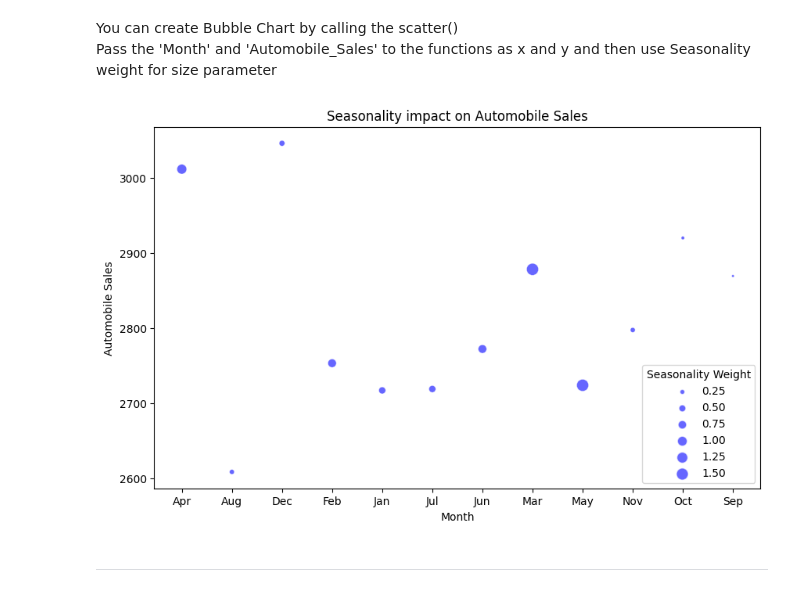
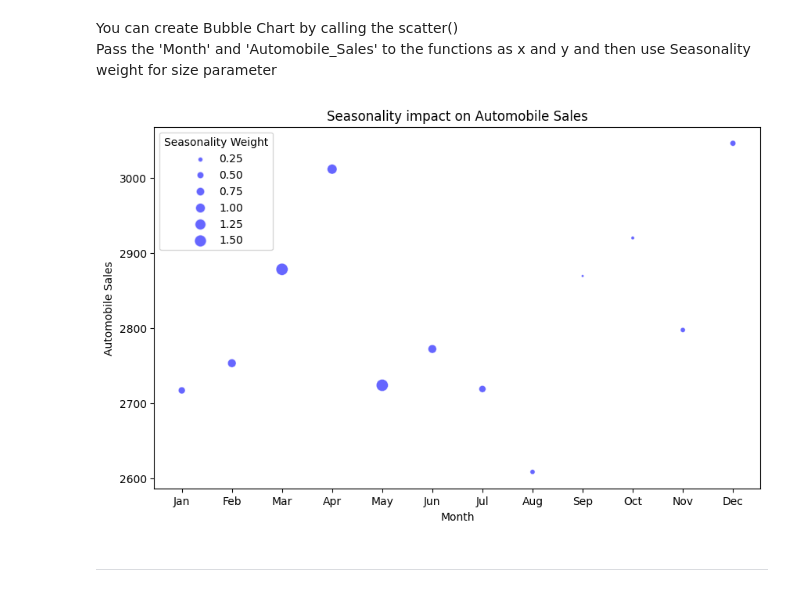
Before and after one commit to kuanyi0226/2024-fall-Introduction_to_data_science, a Jupyter notebook: hw2/hw2_automobile/hw2_automobile.ipynb, the cells around one changed output. Cells and saved outputs as stored; diff of their text form; code cells hidden in the pictures.

```diff
--- a/hw2/hw2_automobile/hw2_automobile.ipynb
+++ b/hw2/hw2_automobile/hw2_automobile.ipynb
@@ -371,37 +371,43 @@ Title this plot as 'Seasonality impact on Automobile Sales'
 # your code here
 # filter non-recession years
 non_recession_data = df[df['Recession'] == 0]
+
 
 # group by 'Month', average 'Automobile_Sales' and 'Seasonality_Weight'
 monthly_sales = non_recession_data.groupby('Month', as_index=False).agg(
     average_sales=('Automobile_Sales', 'mean'),
     seasonality_weight=('Seasonality_Weight', 'mean')
 )
+
+# ordered x-axis
+months = ['Jan', 'Feb', 'Mar', 'Apr', 'May', 'Jun', 'Jul', 'Aug', 'Sep', 'Oct', 'Nov', 'Dec']
+monthly_sales['Month'] = pd.Categorical(monthly_sales['Month'], categories=months, ordered=True)
+monthly_sales = monthly_sales.sort_values('Month')
 
 # scatter plot
 plt.figure(figsize=(10, 6))
 plt.scatter(
     monthly_sales['Month'],
     monthly_sales['average_sales'],
     s=monthly_sales['seasonality_weight'] * 80,
     alpha=0.6,
     color='blue',
     edgecolors='w',
     linewidth=0.5
 )
 
 plt.xlabel('Month')
-plt.ylabel('Automobile Sales')
+plt.ylabel('Automobile_Sales')
 plt.title('Seasonality impact on Automobile Sales')
 
 #legend
 for weight in [0.25, 0.50, 0.75, 1.00, 1.25, 1.50]:
     plt.scatter([], [], s=weight * 80, color='blue', alpha=0.6, edgecolors='w', label=f'{weight:.2f}')
 plt.legend(title='Seasonality Weight')
 
 plt.show()
 # %% [output]
-[figure, old version]
+[figure, new version]
 # %% [markdown]
 ---
 # %% [markdown]
```
